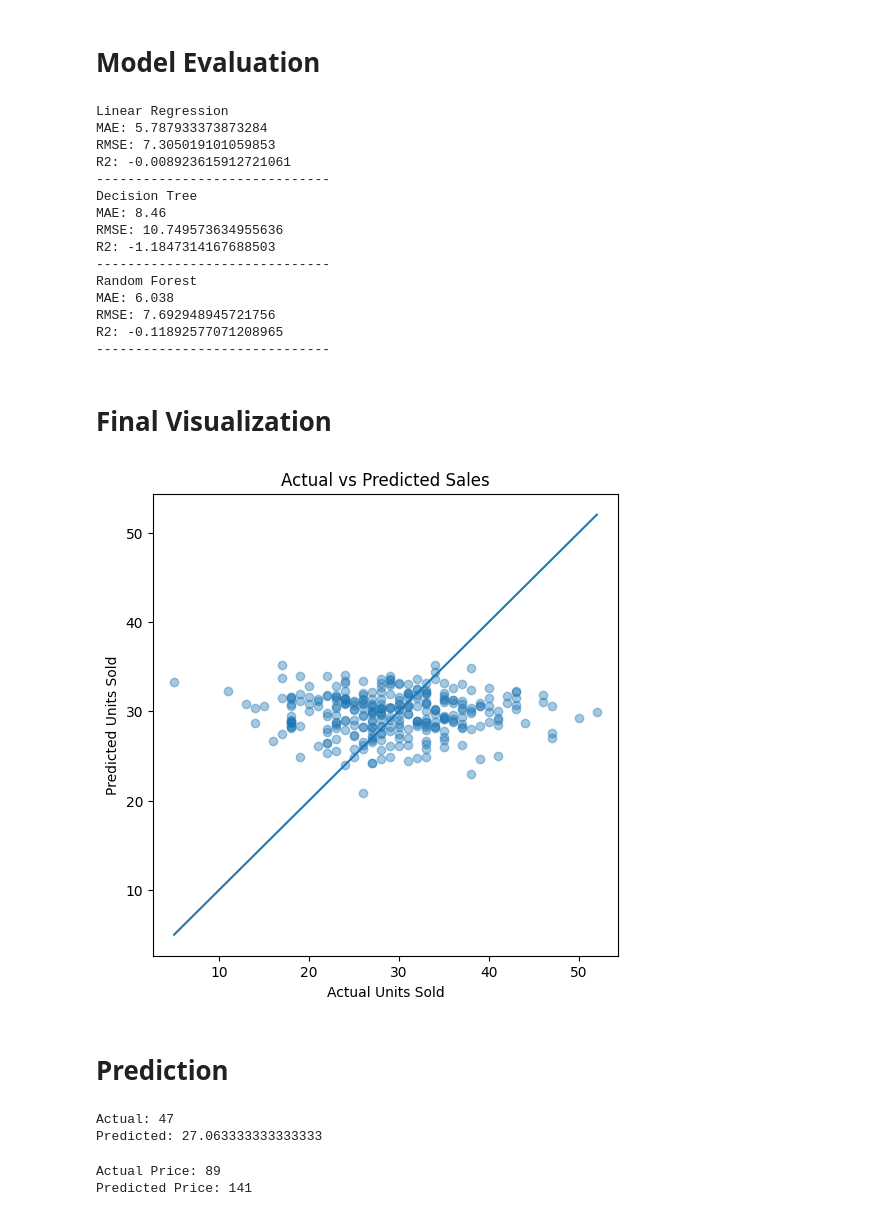
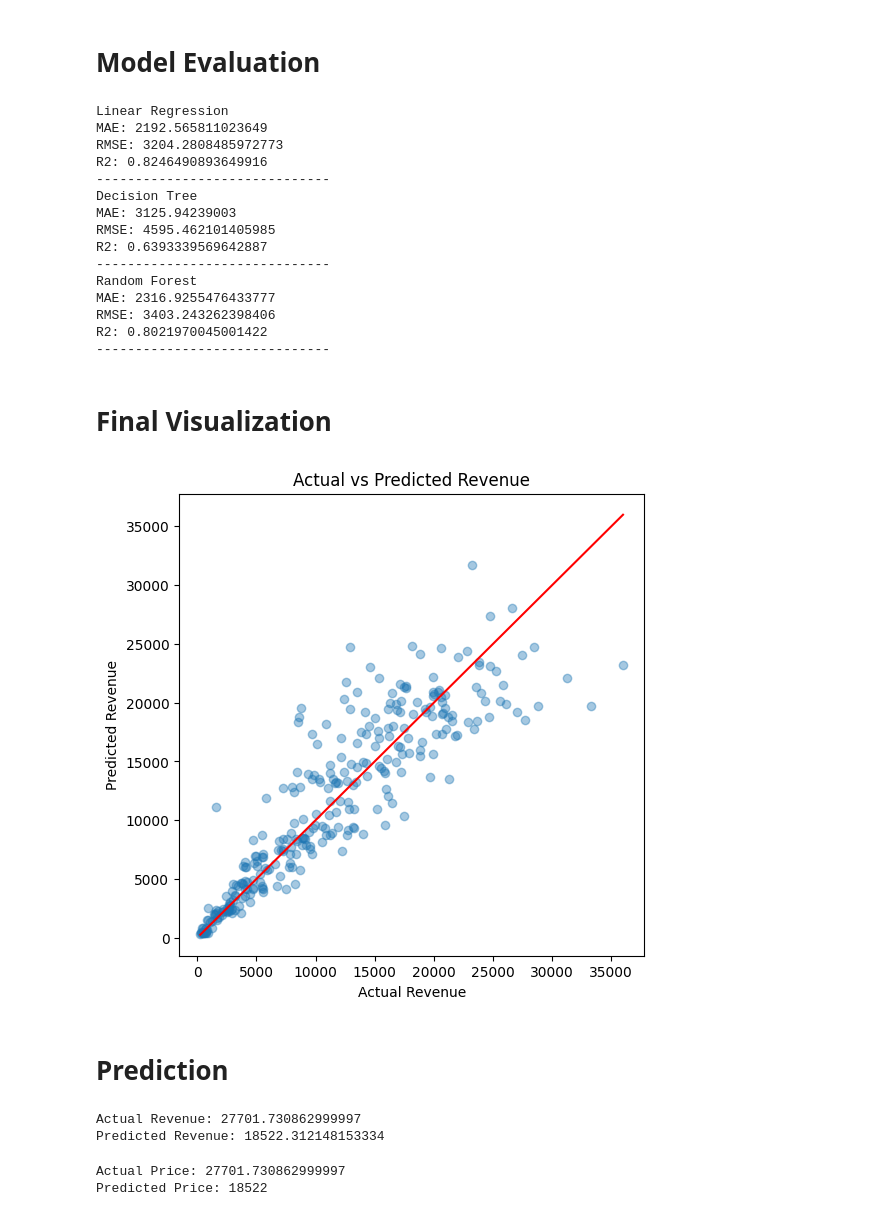
Before and after one commit to HazemmoAlsady/-End-to-End-Predictive-Analytics-Project, a Jupyter notebook: Airbnb_Project.ipynb, the cells around one changed output. Drawn from its saved outputs; the diff is of its cells as text; code cells hidden in the pictures.

```diff
--- a/Airbnb_Project.ipynb
+++ b/Airbnb_Project.ipynb
@@ -93,3 +95,7 @@ for col in ['Product_Category', 'Customer_Segment']:
+# %%
+df['Effective_Price'] = df['Price'] * (1 - df['Discount'] / 100)
+# %%
+df['Revenue'] = df['Effective_Price'] * df['Units_Sold']
 # %% [markdown]
 # **Exploratory Data Analysis (EDA)**
 # %%
@@ -113,3 +118,9 @@ y = df['Units_Sold']
+# %%
+X = df[
+    ['Effective_Price', 'Discount', 'Marketing_Spend', 'Day', 'Month']
+]
+
+y = df['Revenue']
 # %% [markdown]
 # **Train-Test Split**
 # %%
@@ -145,56 +156,57 @@ rf_pred = rf.predict(X_test)
 # %% [markdown]
 # **Model Evaluation**
 # %%
-from sklearn.metrics import mean_absolute_error, mean_squared_error, r2_score
-
 def evaluate(name, y_true, y_pred):
     print(name)
     print("MAE:", mean_absolute_error(y_true, y_pred))
     print("RMSE:", np.sqrt(mean_squared_error(y_true, y_pred)))
     print("R2:", r2_score(y_true, y_pred))
-    print("-"*30)
-
+    print("-" * 30)
 evaluate("Linear Regression", y_test, lr_pred)
 evaluate("Decision Tree", y_test, dt_pred)
 evaluate("Random Forest", y_test, rf_pred)
 # %% [output]
 Linear Regression
-MAE: 5.787933373873284
-RMSE: 7.305019101059853
-R2: -0.008923615912721061
+MAE: 2192.565811023649
+RMSE: 3204.2808485972773
+R2: 0.8246490893649916
 ------------------------------
 Decision Tree
-MAE: 8.46
-RMSE: 10.749573634955636
-R2: -1.1847314167688503
+MAE: 3125.94239003
+RMSE: 4595.462101405985
+R2: 0.6393339569642887
 ------------------------------
 Random Forest
-MAE: 6.038
-RMSE: 7.692948945721756
-R2: -0.11892577071208965
+MAE: 2316.9255476433777
+RMSE: 3403.243262398406
+R2: 0.8021970045001422
 ------------------------------
 # %% [markdown]
 # **Final Visualization**
 # %%
 plt.figure(figsize=(6,6))
 plt.scatter(y_test, rf_pred, alpha=0.4)
-plt.plot([y_test.min(), y_test.max()],
-         [y_test.min(), y_test.max()])
-plt.xlabel("Actual Units Sold")
-plt.ylabel("Predicted Units Sold")
-plt.title("Actual vs Predicted Sales")
+plt.plot(
+    [y_test.min(), y_test.max()],
+    [y_test.min(), y_test.max()],
+    color='red'
+)
+plt.xlabel("Actual Revenue")
+plt.ylabel("Predicted Revenue")
+plt.title("Actual vs Predicted Revenue")
 plt.show()
 # %% [output]
-[figure, old version]
+[figure, new version]
 # %% [markdown]
 # **Prediction**
 # %%
 sample = X_test.iloc[0:1]
-print("Actual:", y_test.iloc[0])
-print("Predicted:", rf.predict(sample)[0])
+
+print("Actual Revenue:", y_test.iloc[0])
+print("Predicted Revenue:", rf.predict(sample)[0])
 # %% [output]
-Actual: 47
-Predicted: 27.063333333333333
+Actual Revenue: 27701.730862999997
+Predicted Revenue: 18522.312148153334
 # %%
 sample = X_test.iloc[0:1]
 actual_price = y_test.iloc[0]
@@ -204,5 +216,5 @@ predicted_price = rf.predict(sample)
 print("Actual Price:", actual_price)
 print("Predicted Price:", int(predicted_price[0]))
 # %% [output]
-Actual Price: 89
-Predicted Price: 141
+Actual Price: 27701.730862999997
+Predicted Price: 18522
```
Also changed, not shown: parts of 4 cells of this notebook.
